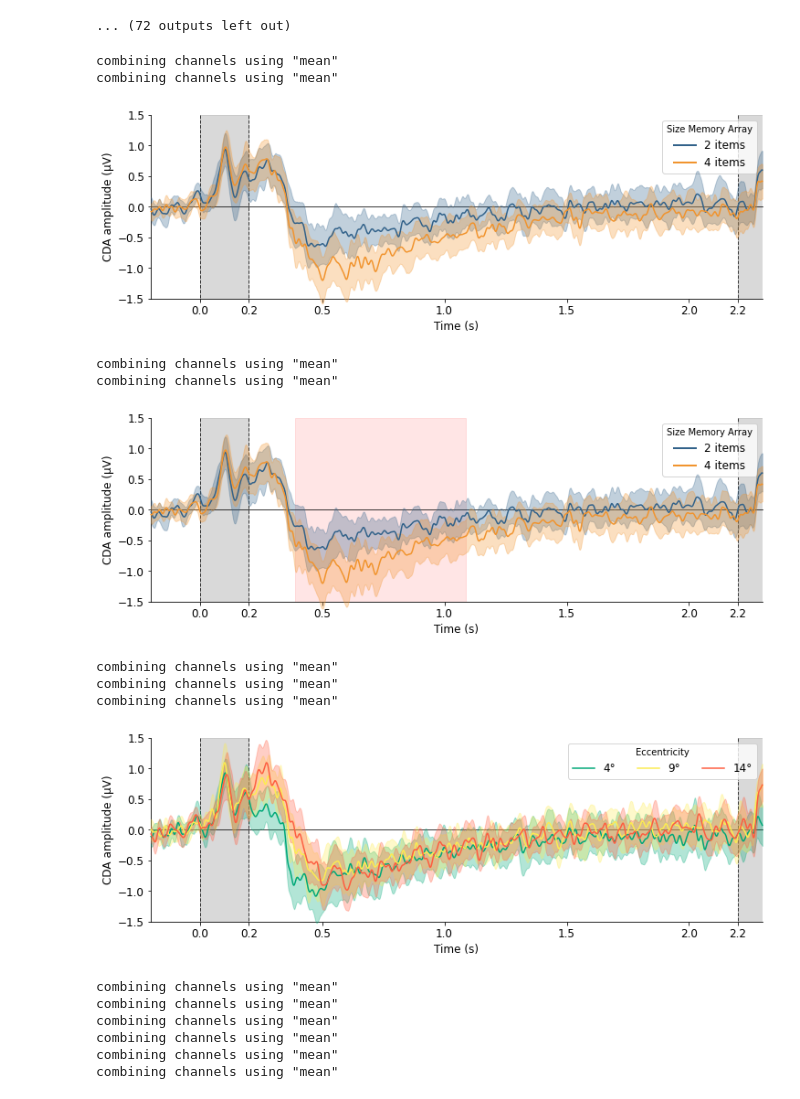
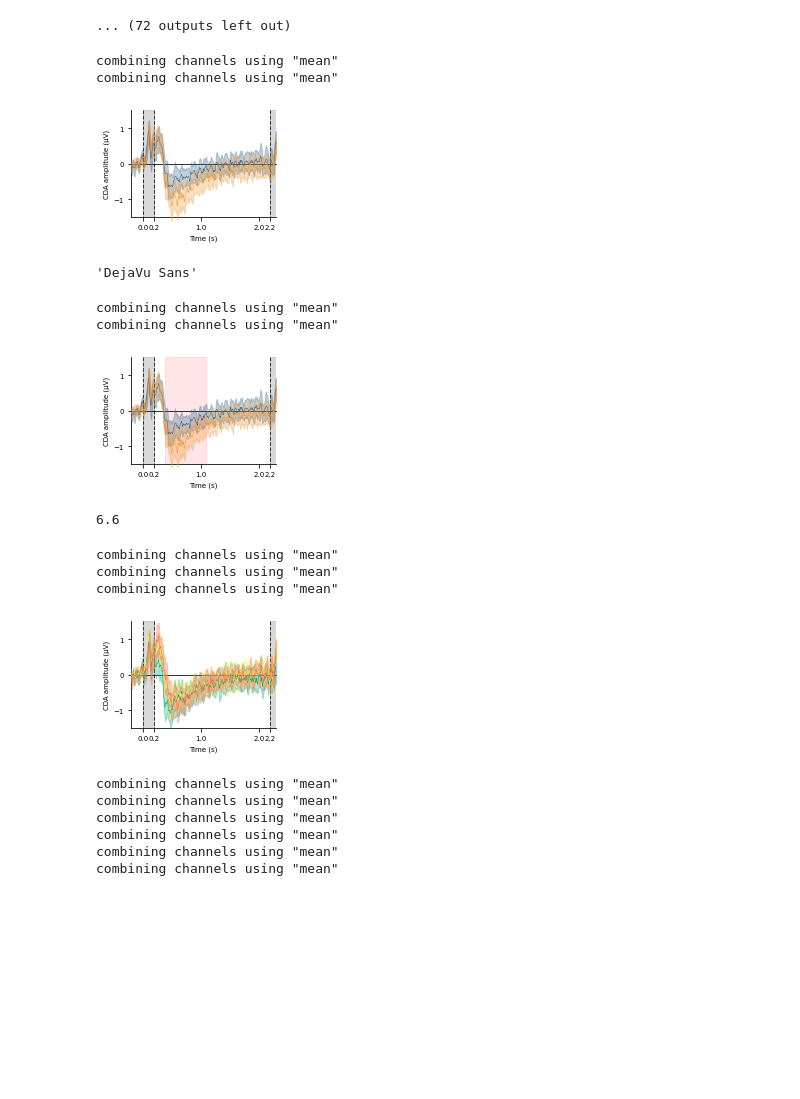
Before and after one commit to eioe/vMemEcc-Analyses, a Jupyter notebook: Analyses_Py/Pipeline_clean/03.0_calculate_ERPs.ipynb, the cells around one changed output. Saved outputs shown, nothing was run; the diff lists cells and outputs as text; code cells hidden in the pictures; blank space fills up the shorter version.

```diff
--- a/Analyses_Py/Pipeline_clean/03.0_calculate_ERPs.ipynb
+++ b/Analyses_Py/Pipeline_clean/03.0_calculate_ERPs.ipynb
@@ -390,3 +406,8 @@ pp = {'t_stimon':  0,
       'xmin': -0.2,
       'xmax': 2.3}
 plt_dict['stimon'] = pp
+
+# Globally set font:
+plt.rcParams["font.family"] = config.plt_fontname
+matplotlib.rcParams['pdf.fonttype'] = 42
+matplotlib.rcParams['ps.fonttype'] = 42
@@ -542,43 +568,53 @@ Reading VME_S16...
 ... (72 outputs left out)
 # %%
 # Plot main effect load:
-fig, ax = plt.subplots(1,1,figsize=(12,4))
+cm = 1/2.54
+fig, ax = plt.subplots(1,1,figsize=(6.6*cm,5*cm))
 ha = plot_main_effect_load(evokeds, ax)
 plt.show()
 # %% [output]
 combining channels using "mean"
 combining channels using "mean"
-[figure, old version]
+[figure, new version]
+# %%
+labs = ax.get_yticklabels()
+labs[0].get_fontname()
+# %% [output]
+'DejaVu Sans'
 # %%
 #And here overlaid with the region of the sign. cluster identified earlier:
-fig, ax = plt.subplots(1,1,figsize=(12,4))
+fig, ax = plt.subplots(1,1,figsize=(6.6*cm,5*cm))
 plot_main_effect_load(evokeds, ax, sign_cluster=(cda_times[0], cda_times[-1]))
 
 # Save it:
-# fpath = op.join(config.path_plots, 'CDA', epo_part)
-# helpers.chkmk_dir(fpath)
-# fname = op.join(fpath, 'mainEff_load.svg')
-#fig.savefig(fname, bbox_inches="tight")
+fpath = op.join(config.paths['plots'], 'CDA', epo_part)
+helpers.chkmk_dir(fpath)
+fname = op.join(fpath, 'mainEff_load.pdf')
+fig.savefig(fname) # , bbox_inches="tight")
 # %% [output]
 combining channels using "mean"
 combining channels using "mean"
-[figure, old version]
+[figure, new version]
+# %%
+fig.get_figwidth()
+# %% [output]
+6.6
 # %%
 # plot main effect ecc:
-fig, ax = plt.subplots(1,1,figsize=(12,4))
+fig, ax = plt.subplots(1,1,figsize=(6.6*cm,5*cm))
 
 plot_main_effect_ecc(evokeds, ax)
 
 # Save it:
-# fpath = op.join(config.path_plots, 'CDA', epo_part)
-# helpers.chkmk_dir(fpath)
-# fname = op.join(fpath, 'mainEff_ecc.svg')
-# fig.savefig(fname, bbox_inches="tight")
+fpath = op.join(config.paths['plots'], 'CDA', epo_part)
+helpers.chkmk_dir(fpath)
+fname = op.join(fpath, 'mainEff_ecc.pdf')
+fig.savefig(fname, bbox_inches="tight")
 # %% [output]
 combining channels using "mean"
 combining channels using "mean"
 combining channels using "mean"
-[figure, old version]
+[figure, new version]
 # %%
 fig, axs = plt.subplots(1,3, figsize=(15,5))
 plot_interaction_eff(evokeds, axs)
```
Also changed, not shown: parts of 4 cells of this notebook, 4 other files.
